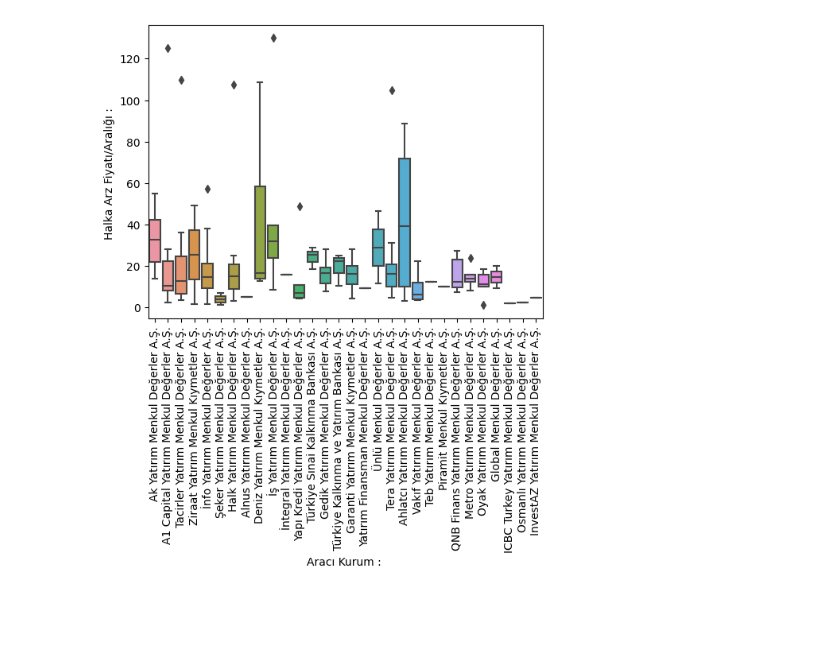
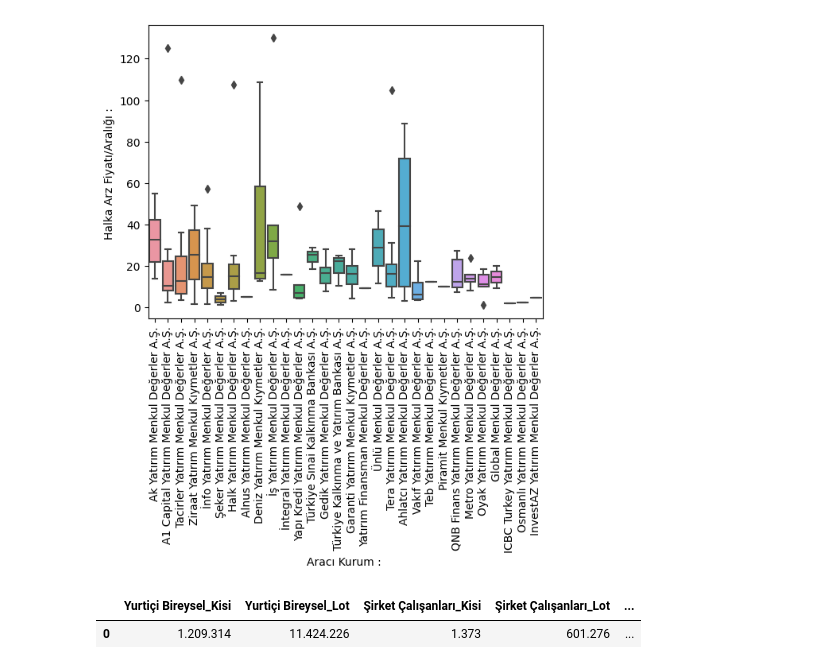
Before and after one commit to uguratli/HalkaArz, a Jupyter notebook: Halka_arz_lab.ipynb, the cells around one changed output. Cells and saved outputs as stored; diff of their text form; code cells hidden in the pictures; blank space fills up the shorter version.

```diff
--- a/Halka_arz_lab.ipynb
+++ b/Halka_arz_lab.ipynb
@@ -395,3 +363,8 @@ ax = sns.boxplot(x = info_df['Aracı Kurum : '], y =info_df['Halka Arz Fiyatı/A
 ax.set_xticklabels(ax.get_xticklabels(),rotation=90);
 # %% [output]
 [figure]
+# %%
+Stocks_copy['EKSUN']['Halka_arz_result']
+# %% [output]
+|  | Yurtiçi Bireysel_Kisi | Yurtiçi Bireysel_Lot | Şirket Çalışanları_Kisi | Şirket Çalışanları_Lot | ... |
+| 0 | 1.209.314 | 11.424.226 | 1.373 | 601.276 | ... |
```
Also changed, not shown: parts of 11 cells of this notebook.
